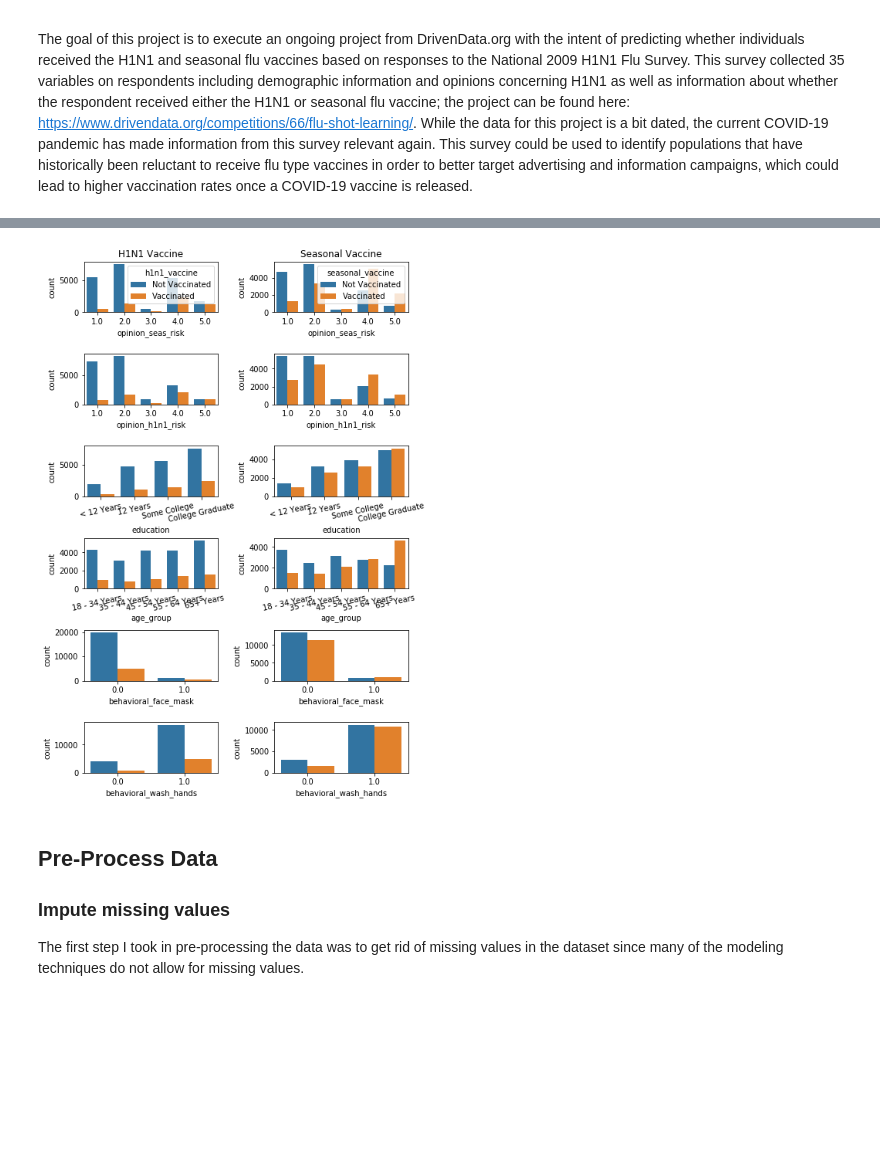
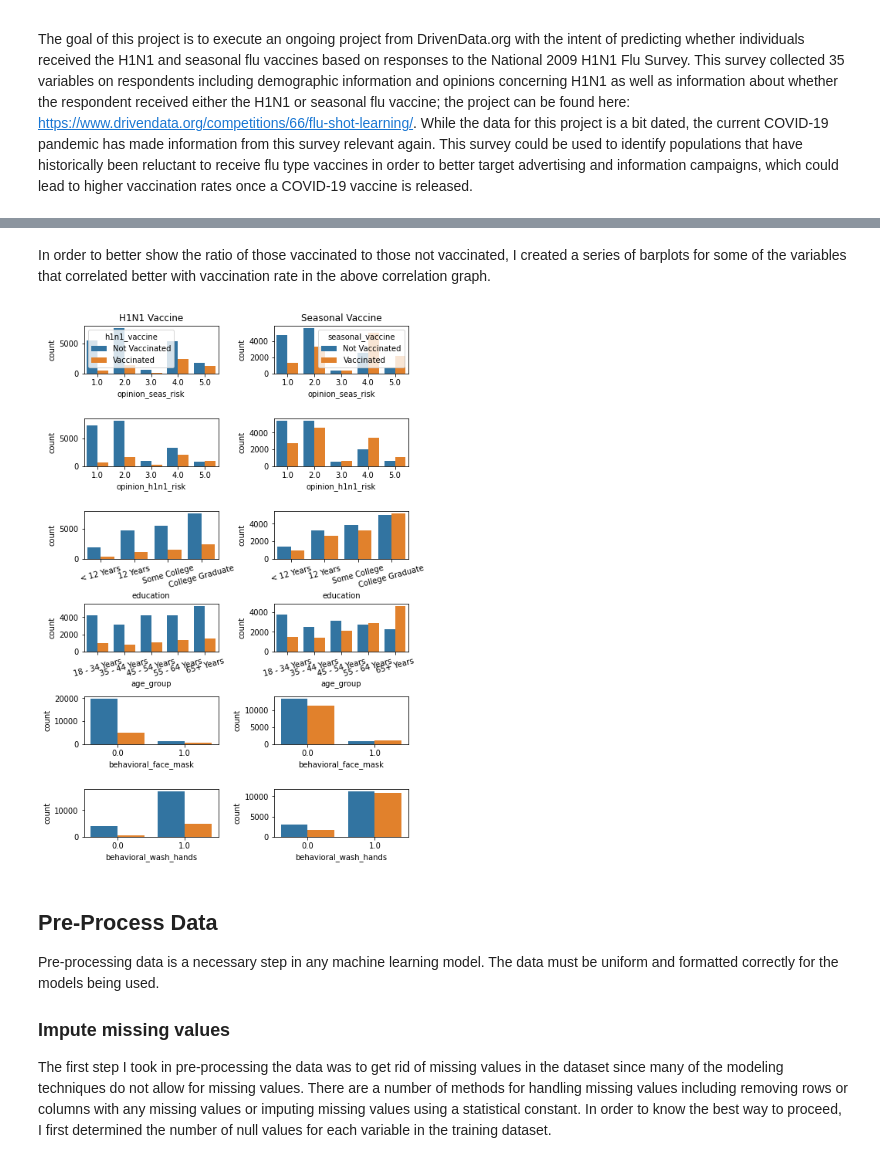
Before and after one commit to jhuffm/Huffman_MSDS-692_Project, a Jupyter notebook: MSDS692_JHuffman_Report-Draft.ipynb, the cells around one changed output, grey strips where cells are left out. Cells and saved outputs as stored; diff of their text form; code cells hidden in the pictures; blank space fills up the shorter version.

```diff
--- a/MSDS692_JHuffman_Report-Draft.ipynb
+++ b/MSDS692_JHuffman_Report-Draft.ipynb
@@ -72,47 +128,51 @@ Name: seasonal_vaccine, dtype: int64
+# %% [markdown]
+In order to better show the ratio of those vaccinated to those not vaccinated, I created a series of barplots for some of the variables that correlated better with vaccination rate in the above correlation graph.
 # %%
 ##Visualizations using Seaborn
 joined_set = training_set_features.join(training_set_labels)
 joined_set['h1n1_vaccine'] = joined_set['h1n1_vaccine'].replace(0, 'Not Vaccinated')
 joined_set['h1n1_vaccine'] = joined_set['h1n1_vaccine'].replace(1, 'Vaccinated')
 joined_set['seasonal_vaccine'] = joined_set['seasonal_vaccine'].replace(0, 'Not Vaccinated')
 joined_set['seasonal_vaccine'] = joined_set['seasonal_vaccine'].replace(1, 'Vaccinated')
 order_age = ['18 - 34 Years', '35 - 44 Years', '45 - 54 Years', '55 - 64 Years', '65+ Years']
 order_education = ['< 12 Years', '12 Years', 'Some College', 'College Graduate']
 order_poverty = ['Below Poverty', '<= $75,000, Above Poverty', '> $75,000']
 f, axes = plt.subplots(6,2, sharex = False, sharey=False, figsize = (7,10))
 
 sns.countplot( x = joined_set['opinion_seas_risk'], hue =joined_set['h1n1_vaccine'], data=joined_set, ax = axes[0,0]).set_title('H1N1 Vaccine')
 sns.countplot( x = joined_set['opinion_seas_risk'], hue =joined_set['seasonal_vaccine'], data=joined_set, ax = axes[0,1]).set_title('Seasonal Vaccine')
 
 sns.countplot( x = joined_set['opinion_h1n1_risk'], hue =joined_set['h1n1_vaccine'], data=joined_set, ax = axes[1,0]).legend_.remove()
 sns.countplot( x = joined_set['opinion_h1n1_risk'], hue =joined_set['seasonal_vaccine'], data=joined_set, ax = axes[1,1]).legend_.remove()
 
-sns.countplot( x = joined_set['education'], hue =joined_set['h1n1_vaccine'], data=joined_set, ax = axes[2,0], order = order_education).set_xticklabels(order_education, rotation=12)
+sns.countplot( x = joined_set['education'], hue =joined_set['h1n1_vaccine'], data=joined_set, ax = axes[2,0], order = order_education).set_xticklabels(order_education, rotation=15)
 sns.countplot( x = joined_set['education'], hue =joined_set['h1n1_vaccine'], data=joined_set, ax = axes[2,0], order = order_education).legend_.remove()
-sns.countplot( x = joined_set['education'], hue =joined_set['seasonal_vaccine'], data=joined_set, ax = axes[2,1], order = order_education).set_xticklabels(order_education, rotation = 12)
+sns.countplot( x = joined_set['education'], hue =joined_set['seasonal_vaccine'], data=joined_set, ax = axes[2,1], order = order_education).set_xticklabels(order_education, rotation = 15)
 sns.countplot( x = joined_set['education'], hue =joined_set['seasonal_vaccine'], data=joined_set, ax = axes[2,1], order = order_education).legend_.remove()
 
-sns.countplot( x = joined_set['age_group'], hue =joined_set['h1n1_vaccine'], data=joined_set, ax = axes[3, 0], order = order_age).set_xticklabels(order_age, rotation=12)
+sns.countplot( x = joined_set['age_group'], hue =joined_set['h1n1_vaccine'], data=joined_set, ax = axes[3, 0], order = order_age).set_xticklabels(order_age, rotation=15)
 sns.countplot( x = joined_set['age_group'], hue =joined_set['h1n1_vaccine'], data=joined_set, ax = axes[3, 0], order = order_age).legend_.remove()
-sns.countplot( x = joined_set['age_group'], hue =joined_set['seasonal_vaccine'], data=joined_set, ax = axes[3,1], order = order_age).set_xticklabels(order_age, rotation=12)
+sns.countplot( x = joined_set['age_group'], hue =joined_set['seasonal_vaccine'], data=joined_set, ax = axes[3,1], order = order_age).set_xticklabels(order_age, rotation=15)
 sns.countplot( x = joined_set['age_group'], hue =joined_set['seasonal_vaccine'], data=joined_set, ax = axes[3,1], order = order_age).legend_.remove()
 
 sns.countplot( x = joined_set['behavioral_face_mask'], hue =joined_set['h1n1_vaccine'], data=joined_set, ax = axes[4,0]).legend_.remove()
 sns.countplot( x = joined_set['behavioral_face_mask'], hue =joined_set['seasonal_vaccine'], data=joined_set, ax = axes[4,1]).legend_.remove()
 
 sns.countplot( x = joined_set['behavioral_wash_hands'], hue =joined_set['h1n1_vaccine'], data=joined_set, ax = axes[5,0]).legend_.remove()
 sns.countplot( x = joined_set['behavioral_wash_hands'], hue =joined_set['seasonal_vaccine'], data=joined_set, ax = axes[5,1]).legend_.remove()
 
 f.tight_layout(pad = 0.5)
 plt.show()
 # %% [output]
-[figure, old version]
+[figure, new version]
 # %% [markdown]
 ## Pre-Process Data
 
+Pre-processing data is a necessary step in any machine learning model.  The data must be uniform and formatted correctly for the models being used.
+
 ### Impute missing values
 
-The first step I took in pre-processing the data was to get rid of missing values in the dataset since many of the modeling techniques do not allow for missing values.
+The first step I took in pre-processing the data was to get rid of missing values in the dataset since many of the modeling techniques do not allow for missing values.  There are a number of methods for handling missing values including removing rows or columns with any missing values or imputing missing values using a statistical constant.  In order to know the best way to proceed, I first determined the number of null values for each variable in the training dataset.
 # %%
 print(training_set_features.isnull().sum())
 # %% [output]
```
Also changed, not shown: parts of 34 cells of this notebook.
